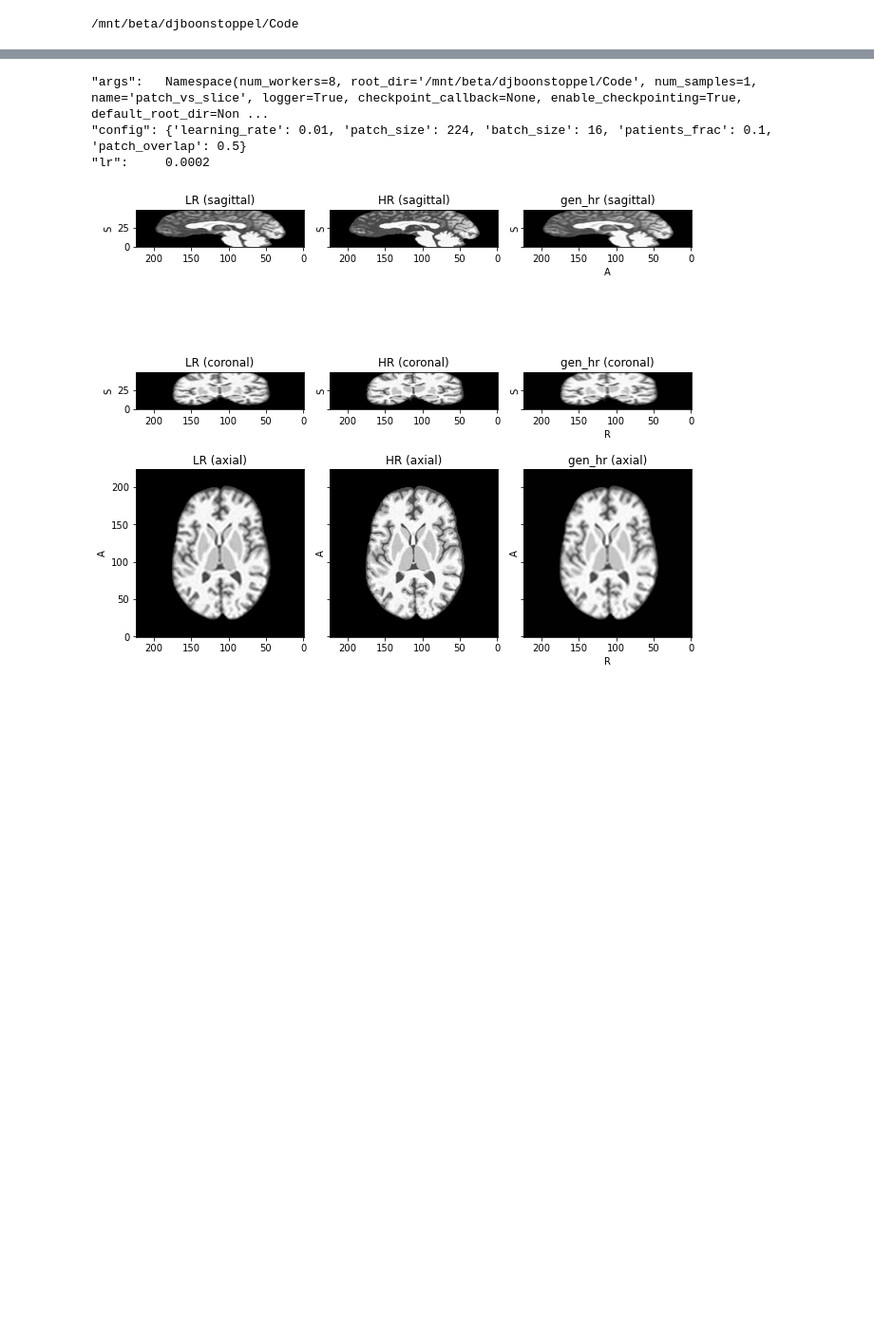
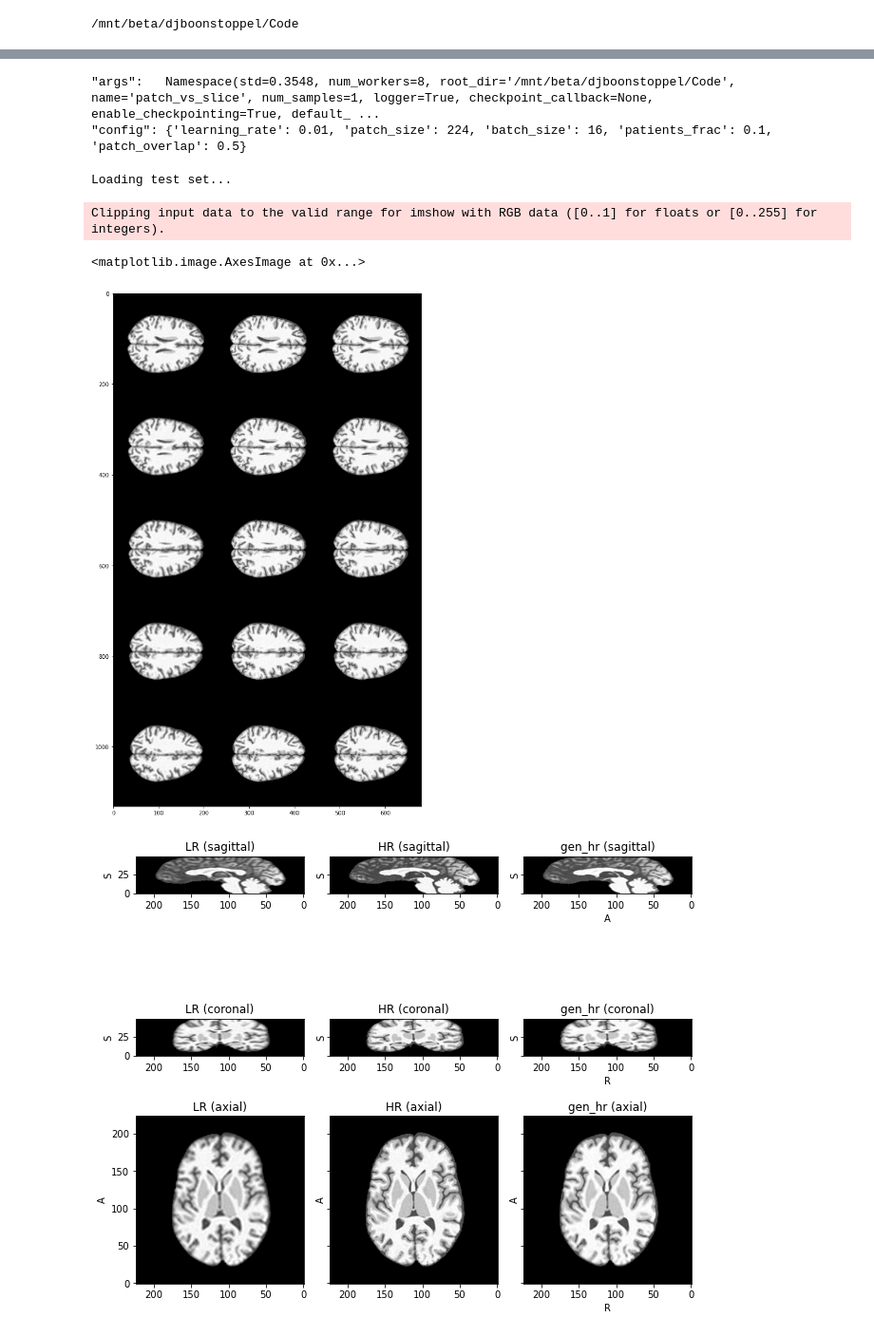
Before and after one commit to rienboonstoppel/SRGan, a Jupyter notebook: predict.ipynb, the cells around one changed output, grey strips where cells are left out. Shown: that part at 95% size. Cells and saved outputs as stored; diff of their text form; code cells hidden in the pictures; blank space fills up the shorter version.

Commit message:
Finalised Ray Tune integration, some cleaning-up

```diff
--- a/predict.ipynb
+++ b/predict.ipynb
@@ -82,34 +31,55 @@ generator = GeneratorRRDB(channels=1, filters=64, num_res_blocks=1)
 # %%
-model = LitTrainer_conventional.load_from_checkpoint(netG=generator, checkpoint_path="/mnt/beta/djboonstoppel/Code/ray_results/patch_vs_slice/train_tune_dfaa3_00001_1_batch_size=16,patch_size=224,patients_frac=0.1_2021-12-15_14-11-20/checkpoints/checkpoint-epoch=182-val_loss=0.02.ckpt")
+ckptpath='/mnt/beta/djboonstoppel/Code/ray_results/patch_vs_slice/train_tune_c7976_00001_1_batch_size=16,patch_size=224,patients_frac=0.1_2021-12-21_16-48-12/checkpoints/patch_vs_slice-checkpoint-epoch=340-val_loss=0.0245.ckpt'
+model = LitTrainer_org.load_from_checkpoint(netG=generator, checkpoint_path=ckptpath)
 print(model.hparams)
+model.eval()
+model.freeze()
 # %% [output]
-"args":   Namespace(num_workers=8, root_dir='/mnt/beta/djboonstoppel/Code', num_samples=1, name='patch_vs_slice', logger=True, checkpoint_callback=None, enable_checkpointing=True, default_root_dir=Non ...
+"args":   Namespace(std=0.3548, num_workers=8, root_dir='/mnt/beta/djboonstoppel/Code', name='patch_vs_slice', num_samples=1, logger=True, checkpoint_callback=None, enable_checkpointing=True, default_ ...
 "config": {'learning_rate': 0.01, 'patch_size': 224, 'batch_size': 16, 'patients_frac': 0.1, 'patch_overlap': 0.5}
-"lr":     0.0002
+# %%
+test_subjects = data_split('test', patients_frac=1)
+
+std = model.args.std
+
+test_set = tio.SubjectsDataset(
+    test_subjects, transform=Normalize(std=std))
+# %% [output]
+Loading test set...
+# %%
+batch_size = model.hparams.config['batch_size']
+
+patch_size = (model.hparams.config['patch_size'],model.hparams.config['patch_size'])
+ovl_perc = (model.hparams.config['patch_overlap'], model.hparams.config['patch_overlap'])
+overlap, nr_patches = calculate_overlap(test_subjects[0]['LR'], patch_size, ovl_perc)
 # %%
 subject = test_set[0]
 grid_sampler = tio.inference.GridSampler(
     subject,
     patch_size=(*patch_size,1),
     patch_overlap=overlap,
-    padding_mode='symmetric',
+    # padding_mode=0,
 )
-
-patch_loader = torch.utils.data.DataLoader(
-    grid_sampler, batch_size=validation_batch_size)
 # %%
-model.eval()
+patch_loader = torch.utils.data.DataLoader(
+    grid_sampler, batch_size=model.hparams.config['batch_size'])
+
 with torch.no_grad():
     for i, patches_batch in enumerate(patch_loader):
-        if i == 40:
+        if i == 2:
             imgs_lr, imgs_hr = patches_batch['LR'][tio.DATA].squeeze(4), patches_batch['HR'][tio.DATA].squeeze(4)
-            inputs = imgs_lr
             gen_hr = model(imgs_lr)
-
-grid = torch.cat([torch.stack([a*std,b*std,c*std]) for a,b,c in zip(imgs_lr[:10],imgs_hr[:10],gen_hr[:10])])
+# grid = torch.cat([torch.stack([a*std,b*std,c*std])
+#                   for a,b,c in zip(imgs_lr[120:125],imgs_hr[120:125],gen_hr[120:125])])
+grid = torch.cat([torch.stack([a*std,b*std,c*std])
+                  for a,b,c in zip(imgs_lr[:5],imgs_hr[:5],gen_hr[:5])])
 grid_img = torchvision.utils.make_grid(grid, nrow=3)
 plt.figure(figsize=(10,30))
 plt.imshow(grid_img.permute(1, 2, 0))
+# %% [output]
+Clipping input data to the valid range for imshow with RGB data ([0..1] for floats or [0..255] for integers).
+<matplotlib.image.AxesImage at 0x...>
+[figure, added]
 # %%
 aggregator = tio.inference.GridAggregator(grid_sampler)#, overlap_mode='average')
 model.eval()
```
Also changed, not shown: parts of 9 cells of this notebook, 8 other files.
